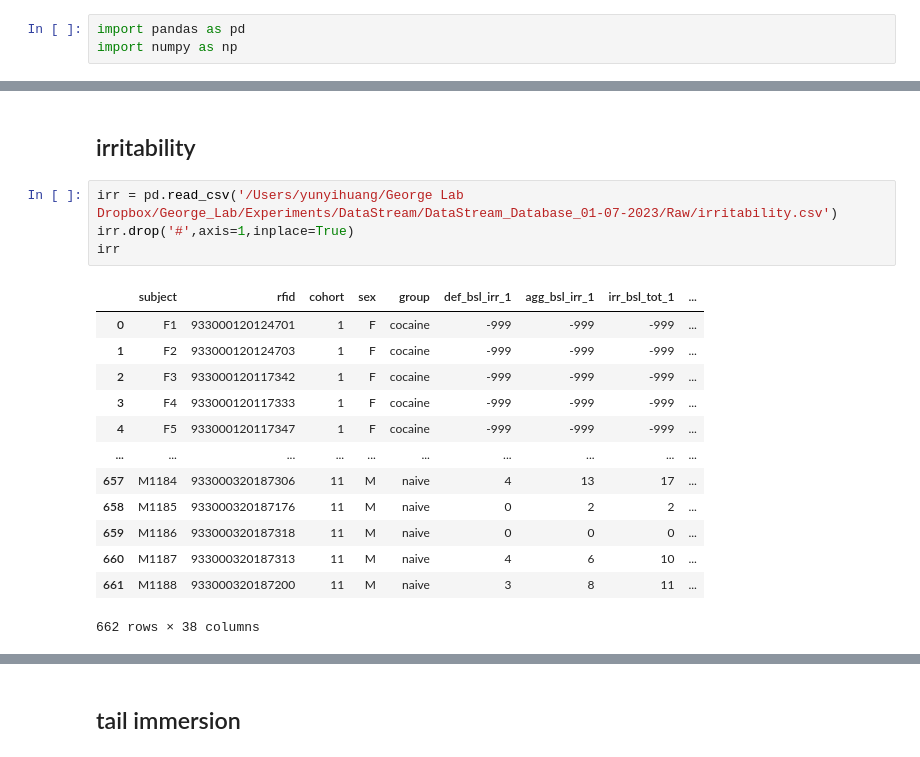
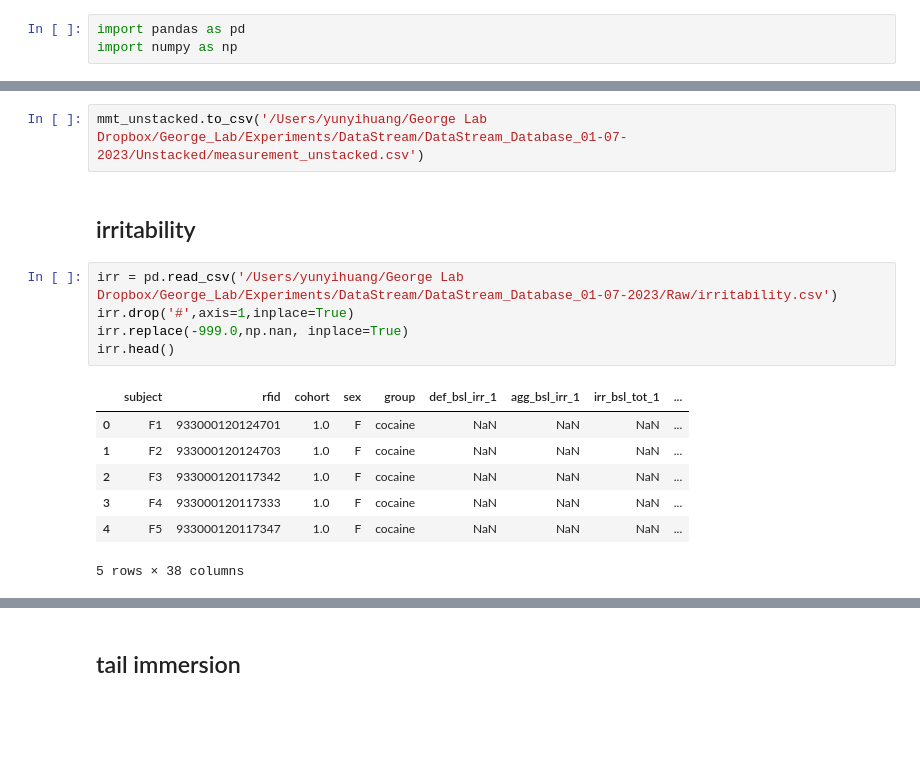
Before and after one commit to 3c-lab/operant-data-pipeline, a Jupyter notebook: data_preprocessing/data_processing_after_exporting.ipynb, the cells around one changed output, grey strips where cells are left out. Cells and saved outputs as stored; diff of their text form; blank space fills up the shorter version.

```diff
--- a/data_preprocessing/data_processing_after_exporting.ipynb
+++ b/data_preprocessing/data_processing_after_exporting.ipynb
@@ -4,20 +96,17 @@ import numpy as np
+# %%
+mmt_unstacked.to_csv('/Users/yunyihuang/George Lab Dropbox/George_Lab/Experiments/DataStream/DataStream_Database_01-07-2023/Unstacked/measurement_unstacked.csv')
 # %% [markdown]
 ## irritability
 # %%
 irr = pd.read_csv('/Users/yunyihuang/George Lab Dropbox/George_Lab/Experiments/DataStream/DataStream_Database_01-07-2023/Raw/irritability.csv')
 irr.drop('#',axis=1,inplace=True)
-irr
+irr.replace(-999.0,np.nan, inplace=True)
+irr.head()
 # %% [output]
 |  | subject | rfid | cohort | sex | group | def_bsl_irr_1 | agg_bsl_irr_1 | irr_bsl_tot_1 | ... |
-| 0 | F1 | 933000120124701 | 1 | F | cocaine | -999 | -999 | -999 | ... |
-| 1 | F2 | 933000120124703 | 1 | F | cocaine | -999 | -999 | -999 | ... |
-| 2 | F3 | 933000120117342 | 1 | F | cocaine | -999 | -999 | -999 | ... |
-| 3 | F4 | 933000120117333 | 1 | F | cocaine | -999 | -999 | -999 | ... |
-| 4 | F5 | 933000120117347 | 1 | F | cocaine | -999 | -999 | -999 | ... |
-| ... | ... | ... | ... | ... | ... | ... | ... | ... | ... |
-| 657 | M1184 | 933000320187306 | 11 | M | naive | 4 | 13 | 17 | ... |
-| 658 | M1185 | 933000320187176 | 11 | M | naive | 0 | 2 | 2 | ... |
-| 659 | M1186 | 933000320187318 | 11 | M | naive | 0 | 0 | 0 | ... |
-| 660 | M1187 | 933000320187313 | 11 | M | naive | 4 | 6 | 10 | ... |
-| 661 | M1188 | 933000320187200 | 11 | M | naive | 3 | 8 | 11 | ... |
+| 0 | F1 | 933000120124701 | 1.0 | F | cocaine | NaN | NaN | NaN | ... |
+| 1 | F2 | 933000120124703 | 1.0 | F | cocaine | NaN | NaN | NaN | ... |
+| 2 | F3 | 933000120117342 | 1.0 | F | cocaine | NaN | NaN | NaN | ... |
+| 3 | F4 | 933000120117333 | 1.0 | F | cocaine | NaN | NaN | NaN | ... |
+| 4 | F5 | 933000120117347 | 1.0 | F | cocaine | NaN | NaN | NaN | ... |
-662 rows × 38 columns
+5 rows × 38 columns
```
Also changed, not shown: parts of 75 cells of this notebook, 19 other files.
